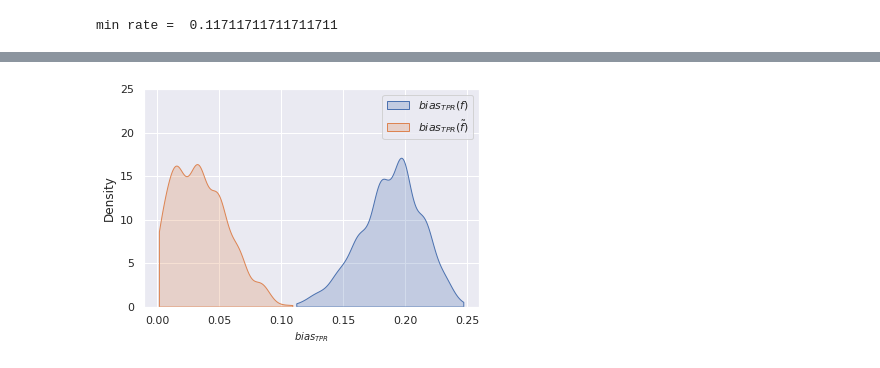
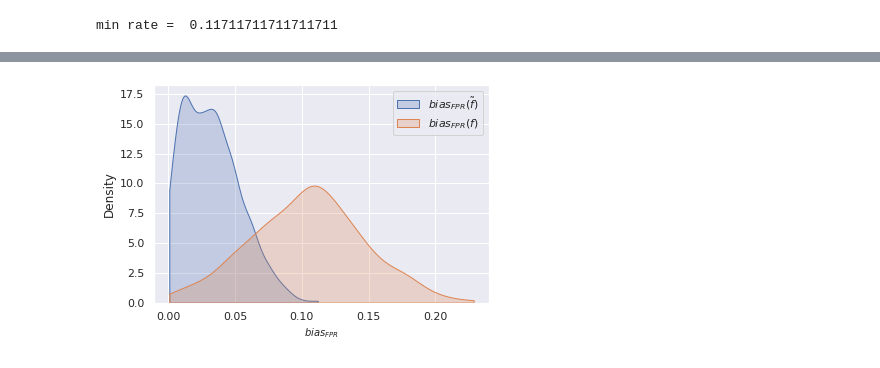
Before and after one commit to beepulbharti/fairness_project, a Jupyter notebook: Experiments/new_Exp3_realdata.ipynb, the cells around one changed output, grey strips where cells are left out. Drawn from its saved outputs; the diff is of its cells as text; code cells hidden in the pictures.

Commit message:
new figures

```diff
--- a/Experiments/new_Exp3_realdata.ipynb
+++ b/Experiments/new_Exp3_realdata.ipynb
@@ -251,10 +260,9 @@ plt.savefig('Figures/newExp3/real_data_fpr_control_Eng_Arg.pdf',bbox_inches="tig
 # %%
 # Generate KDE Plots
-sns.kdeplot(np.array(bias_tpr_list_pre), shade = True, label = r'$bias_{TPR}(f)$',cut = 0)
-sns.kdeplot(np.array(bias_tpr_list_post), shade = True, label = r'$bias_{TPR}(\tilde{f})$',cut = 0)
+sns.kdeplot(np.array(bias_fpr_list_post), shade = True, label = r'$bias_{FPR}(\tilde{f})$',cut = 0)
+sns.kdeplot(np.array(bias_fpr_list_pre), shade = True, label = r'$bias_{FPR}(f)$',cut = 0)
 plt.legend()
-plt.ylim([0,25])
-plt.xlabel(r'$bias_{TPR}$', fontsize=10)
-plt.savefig('Figures/newExp3/pre_post_bias_tpr_real_data.pdf',bbox_inches="tight")
+plt.xlabel(r'$bias_{FPR}$', fontsize=10)
+plt.savefig('Figures/newExp3/pre_post_bias_fpr_real_data.pdf',bbox_inches="tight")
 # %% [output]
-[figure, old version]
+[figure, new version]
```
Also changed, not shown: parts of 8 cells of this notebook, 4 other files.
